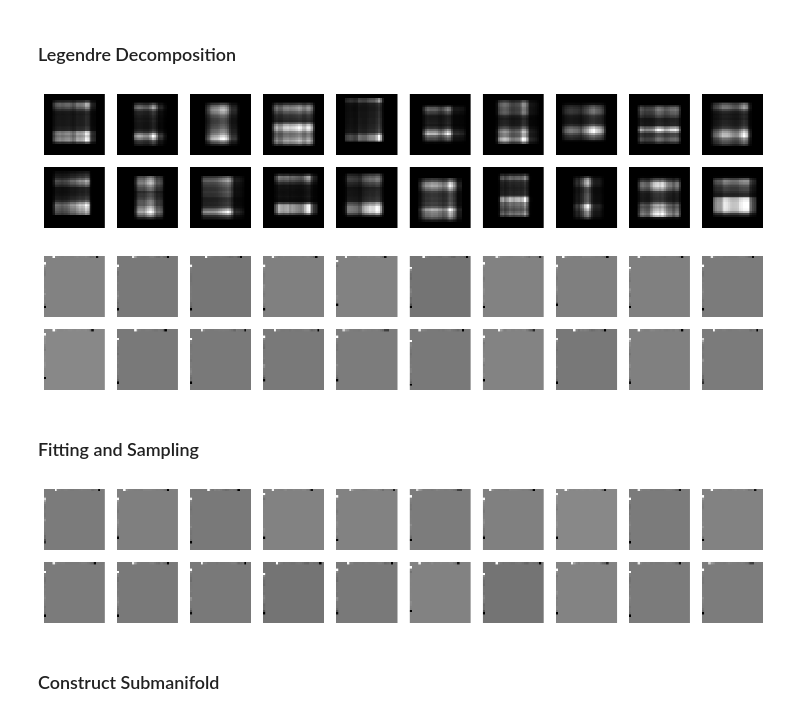
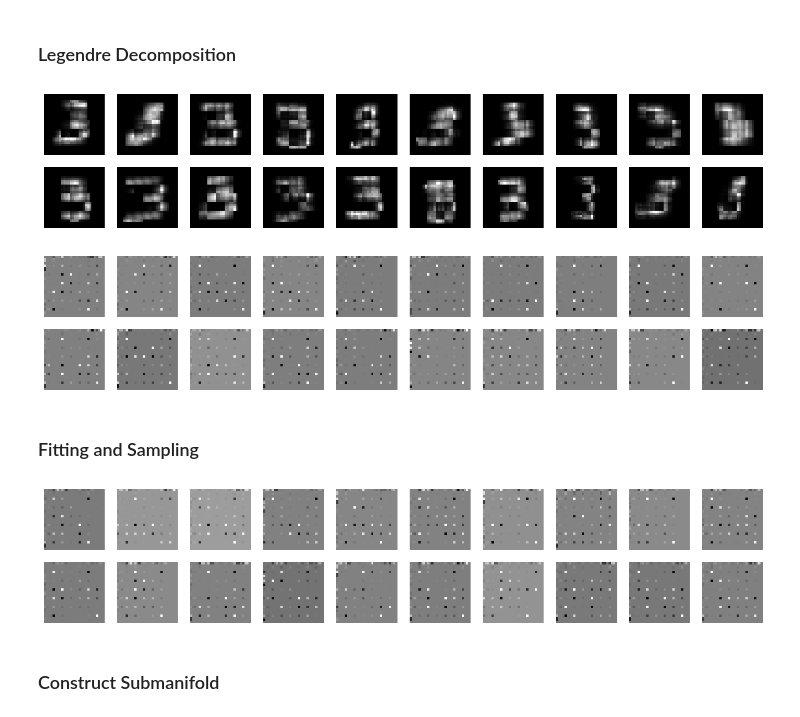
Before and after one commit to sleepymalc/IG-Augmentation, a Jupyter notebook: MNIST-generate.ipynb, the cells around one changed output. Cells and saved outputs as stored; diff of their text form; code cells hidden in the pictures.

```diff
--- a/MNIST-generate.ipynb
+++ b/MNIST-generate.ipynb
@@ -88,7 +123,8 @@ for class_label in range(10):
     images = load_images_from_folder(class_folder)
     for i, img in enumerate(images):
         plt.subplot(10, 20, class_label * 20 + i + 1)
-        img = img.resize(D_)
+        # img = img.resize(S)
+        img = img.resize((28, 28))
         plt.imshow(img, cmap='gray')
         plt.axis('off')  # Hide axes
 
@@ -99,16 +135,17 @@ plt.show()
 ### Specific Digit
 # %%
 P = []
-train_size = 20
-class_label = 2  # 0-9
+train_size = 1000
+class_label = 3  # 0-9
 
 class_folder = os.path.join(save_dir, str(class_label))
 images = load_images_from_folder(class_folder, max_images=train_size)
 
 for k in range(1, len(images) + 1):
     img = images[k - 1]
-    img = img.resize(D_)
-    array_obj = np.asarray(img)
+    # img = img.resize(S)
+    img = img.resize((28, 28))
+    array_obj = np.asarray(img).reshape(S)
     P.append(array_obj)
 
 P = np.array(P)
@@ -116,7 +153,7 @@ P = np.array(P)
 plt.figure(figsize=(16, 3))
 for i in range(20):
     plt.subplot(2, 10, i+1)
-    plt.imshow(P[i], cmap='gray', vmin=0, vmax=255) # [0, 255]
+    plt.imshow(P[i].reshape((28, 28)), cmap='gray', vmin=0, vmax=255) # [0, 255]
     plt.axis('off')  # Hide axes
 
 plt.show()
@@ -132,7 +169,7 @@ Q = []
 theta = []
 X_recons = []
 
-B_LD = ld.default_B(D_, 1, cp.get_array_module(P[0]))
+B_LD = ld.default_B(S, 2, cp.get_array_module(P[0]))
 
 for i in range(train_size):
     history_kl, history_norm, scaleX_, Q_, theta_ = ld.LD(P[i], B=B_LD, verbose=False, n_iter=1000, lr=1e-1)
@@ -148,7 +185,7 @@ theta = np.array(theta)
 plt.figure(figsize=(16, 3))
 for i in range(20):
     plt.subplot(2, 10, i + 1)
-    plt.imshow(renormalize_image(X_recons[i]), cmap='gray', vmin=0, vmax=255) # [0, 255]
+    plt.imshow(renormalize_image(X_recons[i]).reshape((28, 28)), cmap='gray', vmin=0, vmax=255) # [0, 255]
     plt.axis('off')
 
 plt.show()
@@ -156,74 +193,37 @@ plt.show()
 plt.figure(figsize=(16, 3))
 for i in range(20):
     plt.subplot(2, 10, i + 1)
-    plt.imshow(theta[i], cmap='gray')
+    plt.imshow(theta[i].reshape((28, 28)), cmap='gray')
     plt.axis('off')
 
 plt.show()
 # %% [output]
-[figure, old version]
+[figure, new version]
-[figure, old version]
+[figure, new version]
 # %% [markdown]
 ### Fitting and Sampling
 # %%
 from sklearn.neighbors import KernelDensity
-
-def vectorize_tensor(T, B):
-    """
-    Vectorizes the tensor T by selecting only the indices in B.
-
-    Parameters:
-    - T: numpy array of shape (num_samples, ...)
-    - B: list of indices to select from each sample
-
-    Returns:
-    - V: vectorized representation of T of shape (num_samples, len(B))
-    """
-    num_samples = T.shape[0]
-    V = np.zeros((num_samples, len(B)))
-    for i in range(num_samples):
-        for j, idx in enumerate(B):
-            V[i, j] = T[i, *idx]
-    return V
-
-def reconstruct_tensor(V, T_shape, B):
-    """
-    Reconstructs the tensor T from its vectorized representation V.
-
-    Parameters:
-    - V: vectorized representation of T of shape (num_samples, len(B))
-    - T_shape: original shape of the tensor T
-    - B: list of indices that were used to create the vectorized representation
-
-    Returns:
-    - T: reconstructed tensor with the original shape, missing values filled with zero
-    """
-    num_samples = V.shape[0]
-    T = np.zeros(T_shape)
-    for i in range(num_samples):
-        for j, idx in enumerate(B):
-            T[i, *idx] = V[i, j]
-    return T
 
 num_new_samples = 20
 
 reduced_theta = vectorize_tensor(theta, B_LD)
 
 # Fit a KDE to the theta values
-kde = KernelDensity(kernel='gaussian', bandwidth=0.01).fit(reduced_theta)
+kde = KernelDensity(kernel='gaussian', bandwidth=0.05).fit(reduced_theta)
 # Sample new data from the KDE
 sampled_reduced_theta = kde.sample(n_samples=num_new_samples)
 
-sampled_theta = reconstruct_tensor(sampled_reduced_theta, (num_new_samples, *D_), B_LD)
+sampled_theta = reconstruct_tensor(sampled_reduced_theta, (num_new_samples, *S), B_LD)
 
 plt.figure(figsize=(16, 3))
 for i in range(sampled_theta.shape[0]):
     plt.subplot(2, 10, i + 1)
-    plt.imshow(sampled_theta[i], cmap='gray')
+    plt.imshow(sampled_theta[i].reshape((28, 28)), cmap='gray')
     plt.axis('off')
 plt.show()
 # %% [output]
-[figure, old version]
+[figure, new version]
 # %% [markdown]
 ### Construct Submanifold
 # %%
```
Also changed, not shown: parts of 8 cells of this notebook, 2 other files.
